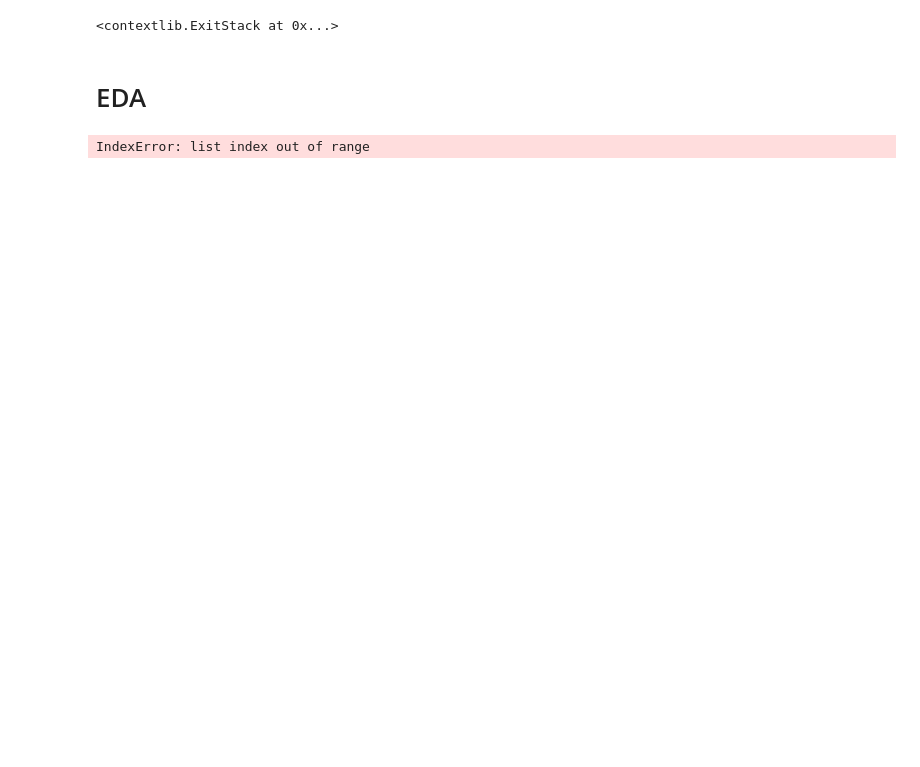
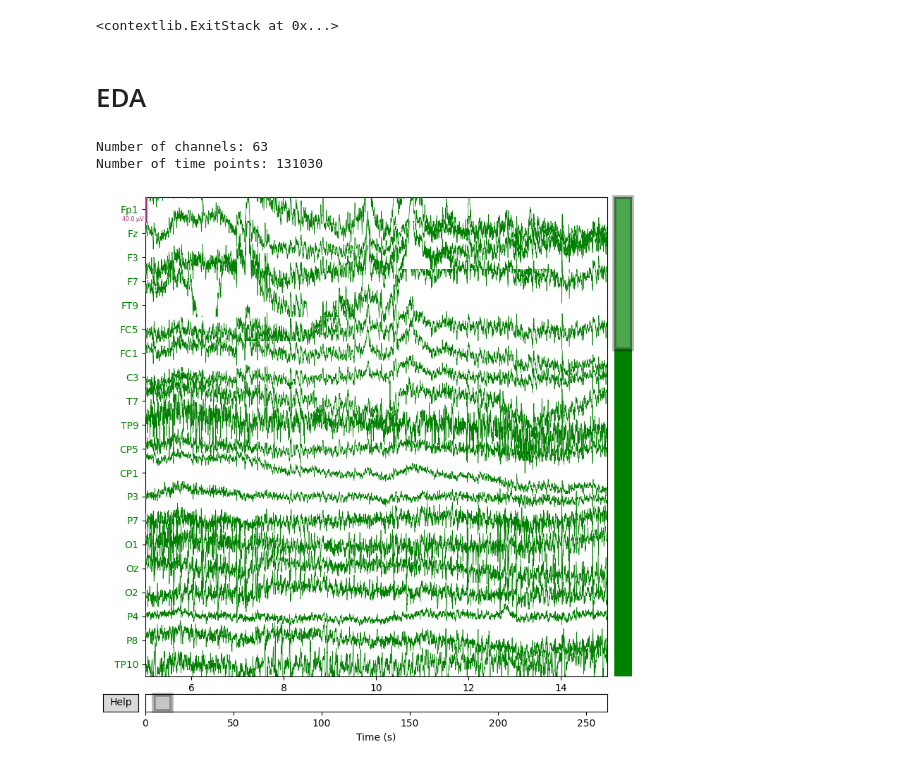
Before and after one commit to Nobi004/Parkinson_disease-EEG_Data_Analysis, a Jupyter notebook: main.ipynb, the cells around one changed output. Saved outputs shown, nothing was run; the diff lists cells and outputs as text; code cells hidden in the pictures; blank space fills up the shorter version.

```diff
--- a/main.ipynb
+++ b/main.ipynb
@@ -22,7 +22,7 @@ plt.ioff()
 <contextlib.ExitStack at 0x...>
 # %%
 def gather_all_setFile_paths():
-    return list(Path("/kaggle/input").glob("**/*.set"))
+    return list(Path("ds004584-download").glob("**/*.set"))
 
 def find_set_of_common_channels(filePaths):
     for idx,filepath in tqdm(enumerate(filePaths),total=len(filePaths), desc="Finding the set of common channels"):
@@ -165,4 +165,17 @@ rawEegLab = mne.io.read_raw_eeglab(filePath)
 print(f"Number of channels: {len(rawEegLab.ch_names)}")
 print(f"Number of time points: {rawEegLab.n_times}")
 # %% [output]
-IndexError: list index out of range
+Number of channels: 63
+Number of time points: 131030
+# %%
+rawEegLab.plot(
+    n_channels=20,
+    color="green",
+    start=5,
+    duration=10
+)
+plt.show(
+
+)
+# %% [output]
+[figure, added]
```
Also changed, not shown: parts of 8 cells of this notebook.
